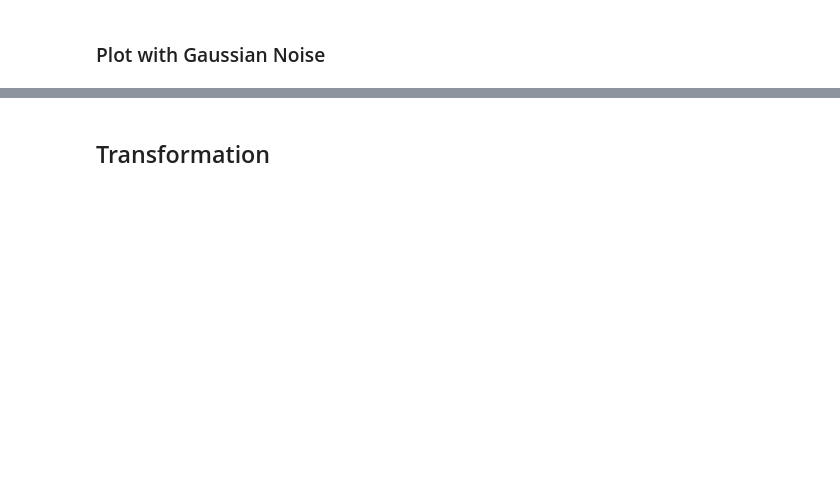
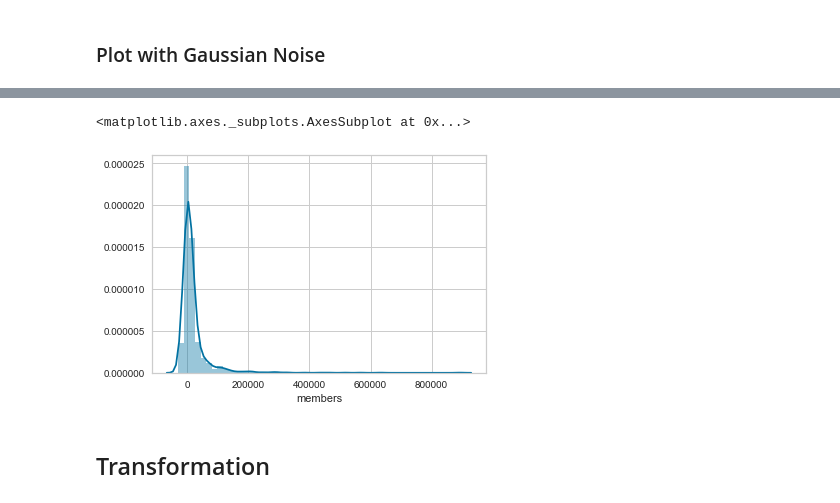
Before and after one commit to sezinsezgin/Anime_Rating_Prediction, a Jupyter notebook: Error Detection & Repair/Gaussian Noise/Basic Pipeline - Gaussian Noise - Training-CV-HP.ipynb, the cells around one changed output, grey strips where cells are left out. Saved outputs shown, nothing was run; the diff lists cells and outputs as text; code cells hidden in the pictures; blank space fills up the shorter version.

```diff
--- a/Error Detection & Repair/Gaussian Noise/Basic Pipeline - Gaussian Noise - Training-CV-HP.ipynb
+++ b/Error Detection & Repair/Gaussian Noise/Basic Pipeline - Gaussian Noise - Training-CV-HP.ipynb
@@ -154,3 +192,9 @@ plt.plot(df.sort_values(), anime_train.members, 'b')
+# %%
+#After Applying Gaussian Noise
+sns.distplot(signal)
+# %% [output]
+<matplotlib.axes._subplots.AxesSubplot at 0x...>
+[figure, added]
 # %% [markdown]
 ## Transformation
 # %%
```
Also changed, not shown: parts of 13 cells of this notebook, 11 other files.
